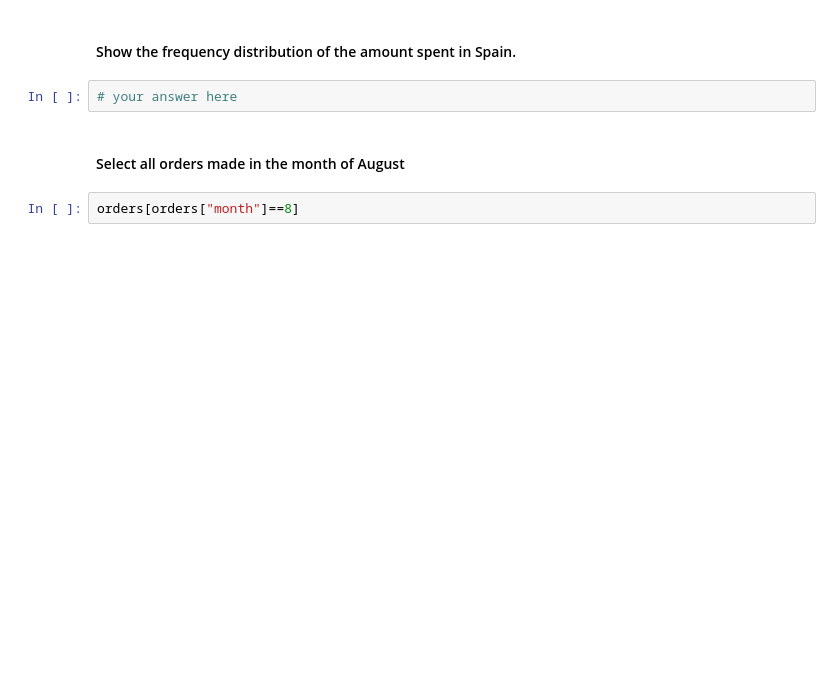
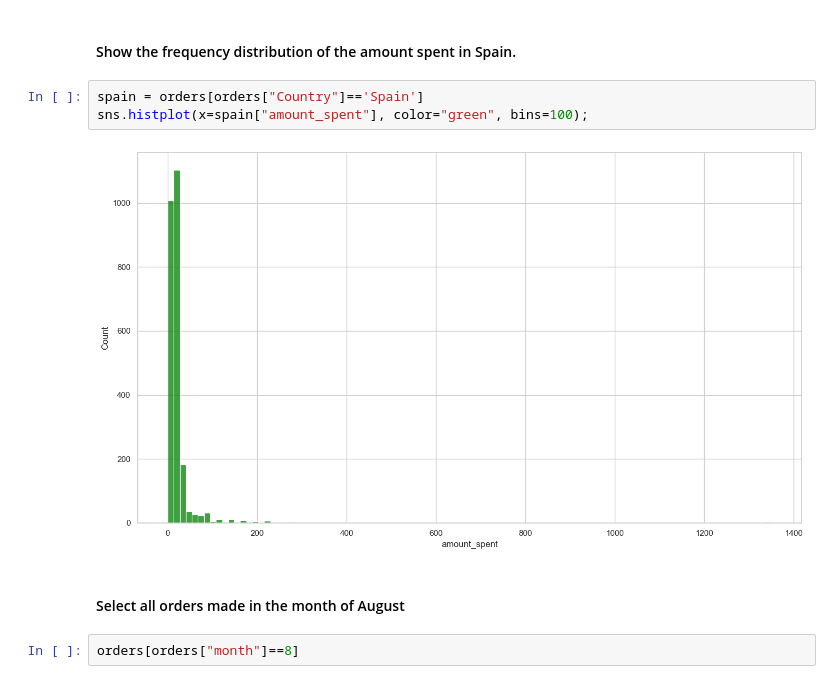
Before and after one commit to Ironhack-data-bcn-oct-2023/lab-descriptive-stats, a Jupyter notebook: your-code/main.ipynb, the cells around one changed output. Cells and saved outputs as stored; diff of their text form; blank space fills up the shorter version.

```diff
--- a/your-code/main.ipynb
+++ b/your-code/main.ipynb
@@ -389,7 +576,10 @@ orders[orders["amount_spent"]==0]
 # %% [markdown]
 #### Show the frequency distribution of the amount spent in Spain.
-# %%
-# your answer here
+# %%
+spain = orders[orders["Country"]=='Spain']
+sns.histplot(x=spain["amount_spent"], color="green", bins=100);
+# %% [output]
+[figure, added]
 # %% [markdown]
 #### Select all orders made in the month of August
 # %%
```
Also changed, not shown: parts of 43 cells of this notebook.
